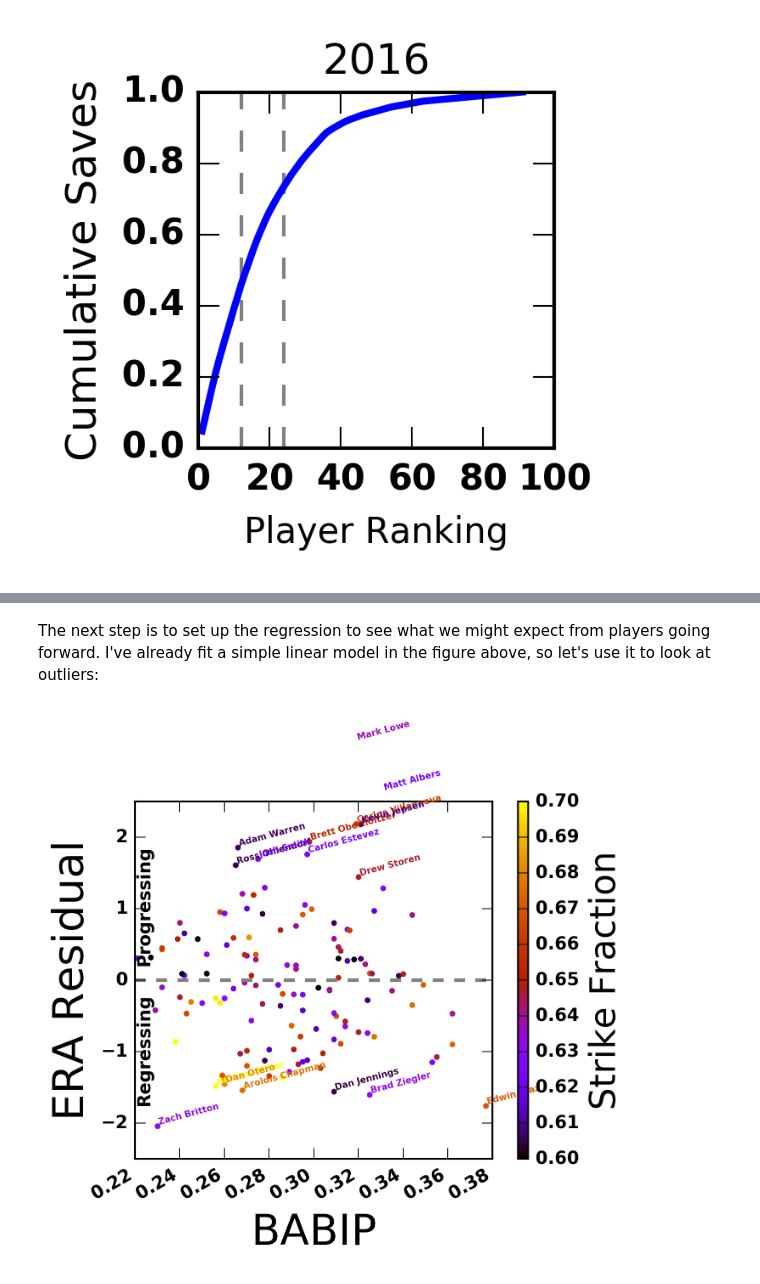
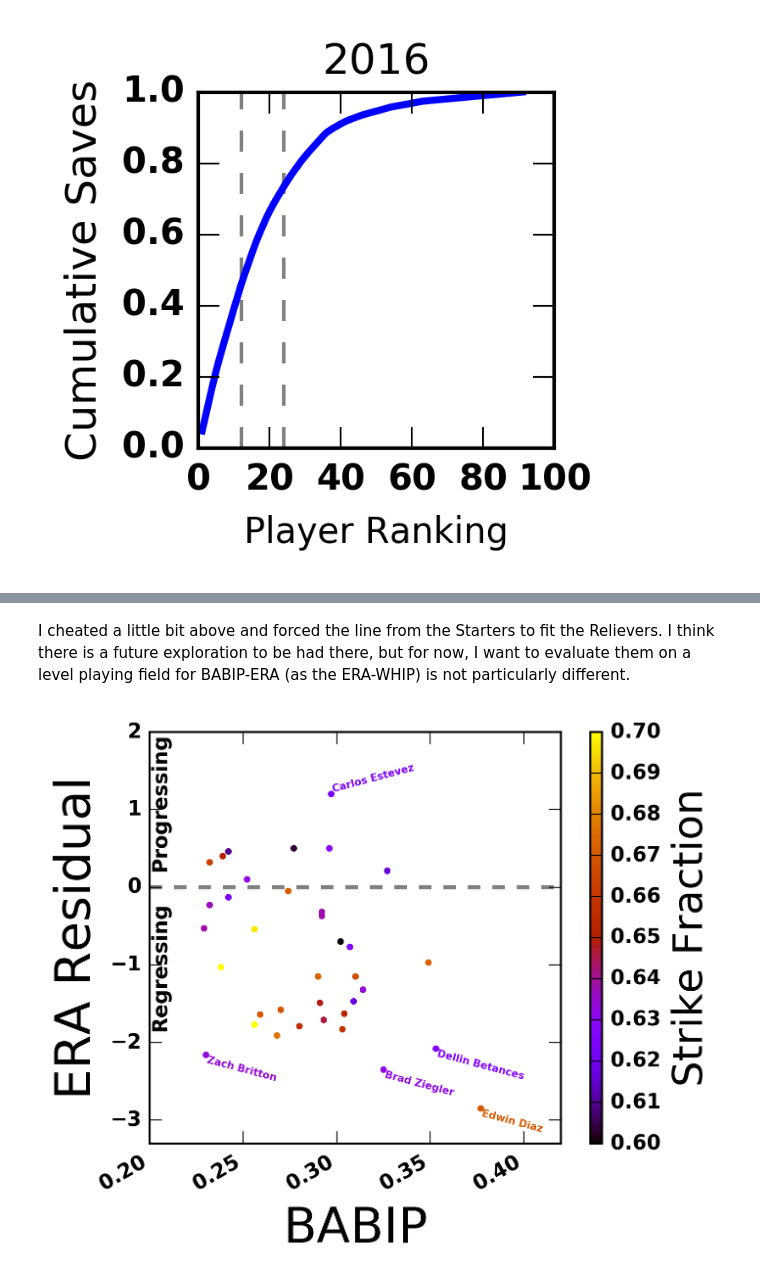
Before and after one commit to fantasy-toolz/2017-MLB-Analysis, a Jupyter notebook: pitching_notebooks/Save-Analysis.ipynb, the cells around one changed output, grey strips where cells are left out. Drawn from its saved outputs; the diff is of its cells as text; code cells hidden in the pictures.

```diff
--- a/pitching_notebooks/Save-Analysis.ipynb
+++ b/pitching_notebooks/Save-Analysis.ipynb
@@ -132,17 +132,20 @@ for x in range(0,len(PlayerDict['Player'])):
         PlayerDict['TSV'][x] = RelieversPlayers2016['SV'][x]
         # block for velocities
         xx = np.where(RelieversPlayers2016['Name'][x] == RelieversPitches2016['Name'])[0]
+        xv = np.where(RelieversPlayers2016['Name'][x] == RelieversVelo2016['Name'])[0]
         try:
             PlayerDict['fFA'][x] = \
               RelieversPitches2016['FA'][xx] + RelieversPitches2016['FT'][xx] + \
                 RelieversPitches2016['FC'][xx] + RelieversPitches2016['FS'][xx] + \
                 RelieversPitches2016['FO'][xx]
             PlayerDict['vFA'][x] = \
-              np.max([RelieversVelo2016['vFA'][xx],RelieversVelo2016['vFT'][xx],RelieversVelo2016['vFC'][xx],RelieversVelo2016['vFS'][xx],RelieversVelo2016['vFO'][xx]])
+              np.max([RelieversVelo2016['vFA'][xv],RelieversVelo2016['vFT'][xv],\
+                      RelieversVelo2016['vFC'][xv],RelieversVelo2016['vFS'][xv],\
+                      RelieversVelo2016['vFO'][xv]])
             PlayerDict['fSS'][x] = \
               RelieversPitches2016['SI'][xx] + RelieversPitches2016['SL'][xx]
             PlayerDict['vSS'][x] = \
-              np.max([RelieversVelo2016['vSI'][xx],RelieversVelo2016['vSL'][xx]])
+              np.max([RelieversVelo2016['vSI'][xv],RelieversVelo2016['vSL'][xv]])
 
         except:
             PlayerDict['FA'][x] = np.nan
@@ -305,7 +316,26 @@ cb1 = mpl.colorbar.ColorbarBase(ax2, cmap=cmap,norm=norm)
 cb1.set_label('Strike Fraction',size=20)
 
 c = np.polyfit(PlayerDict['BABIP'][goodw],PlayerDict['ERA'][goodw],1)
+print('Fitted ERA-BABIP Parameters')
+print('-------------------')
+print('Slope=',np.round(c[0],3))
+print('Intercept=',np.round(c[1],2))
+
+
+
+
+# override with old parameters
+c = [20.,-1.9]
 d = np.poly1d(c)
+
+print
+print('Used ERA-BABIP Parameters')
+print('-------------------')
+print'Slope=',np.round(c[0],3)
+print'Intercept=',np.round(c[1],2)
+
+
+
 
 ax.plot(np.linspace(.2,.4,100),d(np.linspace(.2,.4,100)),color='gray',linestyle='dashed')
 
@@ -321,40 +360,40 @@ for label in ax.get_xticklabels():
-# %% [markdown]
-The next step is to set up the regression to see what we might expect from players going forward. I've already fit a simple linear model in the figure above, so let's use it to look at outliers:
+# %% [markdown]
+I cheated a little bit above and forced the line from the Starters to fit the Relievers. I think there is a future exploration to be had there, but for now, I want to evaluate them on a level playing field for BABIP-ERA (as the ERA-WHIP) is not particularly different.
 # %%
 fig = plt.figure(figsize=(4,4))
 ax = fig.add_axes([0.15,0.15,0.7,0.7])
 ax2 = fig.add_axes([0.9,0.15,0.02,0.7])
 
 
-goodw = np.where(PlayerDict['BABIP'] > 0.)[0]
+goodw = np.where(PlayerDict['TSV'] > 8.)[0]
 
 
 
 model = PlayerDict['ERA'][goodw] - d(PlayerDict['BABIP'][goodw])
 cbar = ax.scatter(PlayerDict['BABIP'][goodw],model,\
                   color=cm.gnuplot((PlayerDict['ST'][goodw] - 0.6)/0.1,1.),s=5.)
 
-ax.plot([0.22,0.38],[0.,0.],color='gray',linestyle='dashed')
+ax.plot([0.20,0.42],[0.,0.],color='gray',linestyle='dashed')
 
-ax.axis([0.22,0.38,-2.5,2.5])
+ax.axis([0.20,0.42,-3.3,2.0])
 ax.set_xlabel('BABIP',size=24)
 ax.set_ylabel('ERA Residual',size=24)
-ax.text(0.22,-0.2,'Regressing',rotation=90,va='top')
-ax.text(0.22,0.2,'Progressing',rotation=90,va='bottom')
+ax.text(0.20,-0.2,'Regressing',rotation=90,va='top')
+ax.text(0.20,0.2,'Progressing',rotation=90,va='bottom')
 
 for indx in goodw:
     modval = PlayerDict['ERA'][indx] - d(PlayerDict['BABIP'][indx])
-    if (PlayerDict['BABIP'][indx] > 0.0) & (modval > 1.36):
+    if (PlayerDict['BABIP'][indx] > 0.0) & (modval > 0.9):
         ax.text(PlayerDict['BABIP'][indx],modval,PlayerDict['Player'][indx],size=5,rotation=15,ha='left',va='bottom',color=cm.gnuplot((PlayerDict['ST'][indx]-0.6)/0.1,1.))
-    if (PlayerDict['BABIP'][indx] > 0.0) & (modval < -1.4):
-        ax.text(PlayerDict['BABIP'][indx],modval,PlayerDict['Player'][indx],size=5,rotation=15,ha='left',va='bottom',color=cm.gnuplot((PlayerDict['ST'][indx] -0.6)/0.1,1.))
+    if (PlayerDict['BABIP'][indx] > 0.0) & (modval < -2.):
+        ax.text(PlayerDict['BABIP'][indx],modval,PlayerDict['Player'][indx],size=5,rotation=-15,ha='left',va='top',color=cm.gnuplot((PlayerDict['ST'][indx] -0.6)/0.1,1.))
 
 
 cmap = mpl.cm.gnuplot
 norm = mpl.colors.Normalize(vmin=0.6, vmax=0.7)
 cb1 = mpl.colorbar.ColorbarBase(ax2, cmap=cmap,norm=norm)
 cb1.set_label('Strike Fraction',size=20)
 
 for label in ax.get_xticklabels(): label.set_rotation(30); label.set_horizontalalignment("right")
 # %% [output]
-[figure, old version]
+[figure, new version]
```
Also changed, not shown: parts of 8 cells of this notebook, 1 other file.
